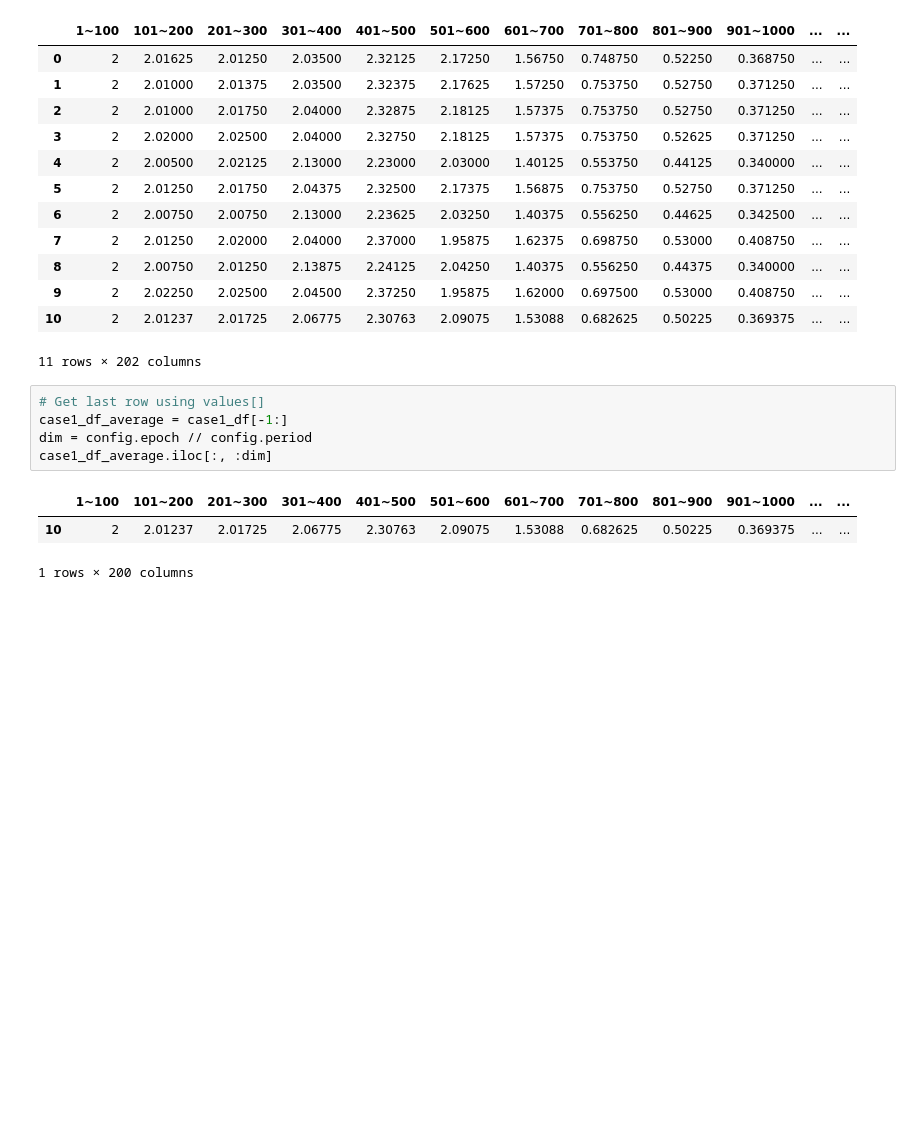
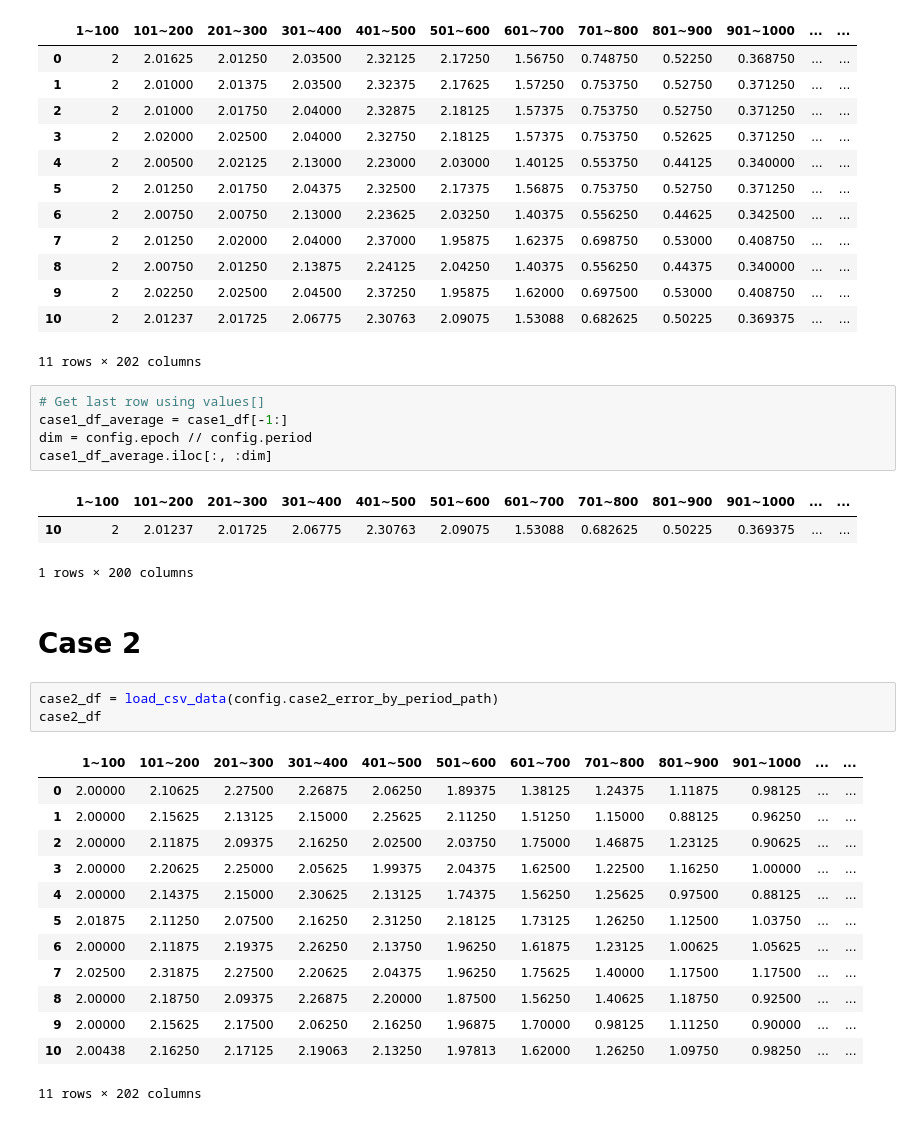
Before and after one commit to tyokyo320/time-series, a Jupyter notebook: utils/error_by_period_syntheic.ipynb, the cells around one changed output. Drawn from its saved outputs; the diff is of its cells as text; blank space fills up the shorter version.

```diff
--- a/utils/error_by_period_syntheic.ipynb
+++ b/utils/error_by_period_syntheic.ipynb
@@ -35,3 +35,22 @@ case1_df_average.iloc[:, :dim]
 |  | 1~100 | 101~200 | 201~300 | 301~400 | 401~500 | 501~600 | 601~700 | 701~800 | 801~900 | 901~1000 | ... | ... |
 | 10 | 2 | 2.01237 | 2.01725 | 2.06775 | 2.30763 | 2.09075 | 1.53088 | 0.682625 | 0.50225 | 0.369375 | ... | ... |
 1 rows × 200 columns
+# %% [markdown]
+# Case 2
+# %%
+case2_df = load_csv_data(config.case2_error_by_period_path)
+case2_df
+# %% [output]
+|  | 1~100 | 101~200 | 201~300 | 301~400 | 401~500 | 501~600 | 601~700 | 701~800 | 801~900 | 901~1000 | ... | ... |
+| 0 | 2.00000 | 2.10625 | 2.27500 | 2.26875 | 2.06250 | 1.89375 | 1.38125 | 1.24375 | 1.11875 | 0.98125 | ... | ... |
+| 1 | 2.00000 | 2.15625 | 2.13125 | 2.15000 | 2.25625 | 2.11250 | 1.51250 | 1.15000 | 0.88125 | 0.96250 | ... | ... |
+| 2 | 2.00000 | 2.11875 | 2.09375 | 2.16250 | 2.02500 | 2.03750 | 1.75000 | 1.46875 | 1.23125 | 0.90625 | ... | ... |
+| 3 | 2.00000 | 2.20625 | 2.25000 | 2.05625 | 1.99375 | 2.04375 | 1.62500 | 1.22500 | 1.16250 | 1.00000 | ... | ... |
+| 4 | 2.00000 | 2.14375 | 2.15000 | 2.30625 | 2.13125 | 1.74375 | 1.56250 | 1.25625 | 0.97500 | 0.88125 | ... | ... |
+| 5 | 2.01875 | 2.11250 | 2.07500 | 2.16250 | 2.31250 | 2.18125 | 1.73125 | 1.26250 | 1.12500 | 1.03750 | ... | ... |
+| 6 | 2.00000 | 2.11875 | 2.19375 | 2.26250 | 2.13750 | 1.96250 | 1.61875 | 1.23125 | 1.00625 | 1.05625 | ... | ... |
+| 7 | 2.02500 | 2.31875 | 2.27500 | 2.20625 | 2.04375 | 1.96250 | 1.75625 | 1.40000 | 1.17500 | 1.17500 | ... | ... |
+| 8 | 2.00000 | 2.18750 | 2.09375 | 2.26875 | 2.20000 | 1.87500 | 1.56250 | 1.40625 | 1.18750 | 0.92500 | ... | ... |
+| 9 | 2.00000 | 2.15625 | 2.17500 | 2.06250 | 2.16250 | 1.96875 | 1.70000 | 0.98125 | 1.11250 | 0.90000 | ... | ... |
+| 10 | 2.00438 | 2.16250 | 2.17125 | 2.19063 | 2.13250 | 1.97813 | 1.62000 | 1.26250 | 1.09750 | 0.98250 | ... | ... |
+11 rows × 202 columns
```
Also changed, not shown: parts of 9 cells of this notebook.
